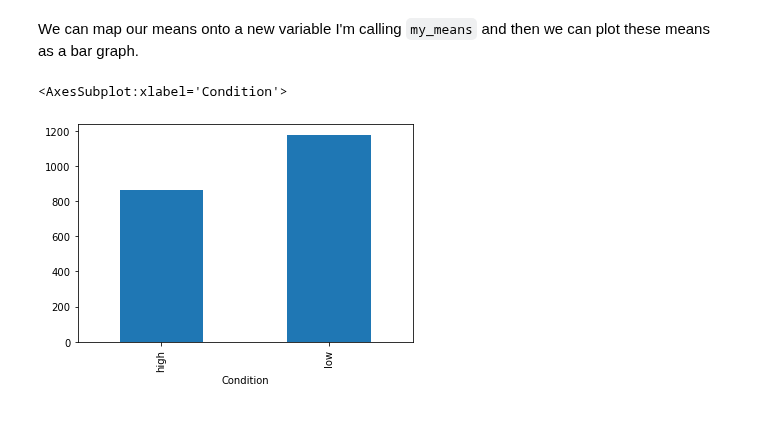
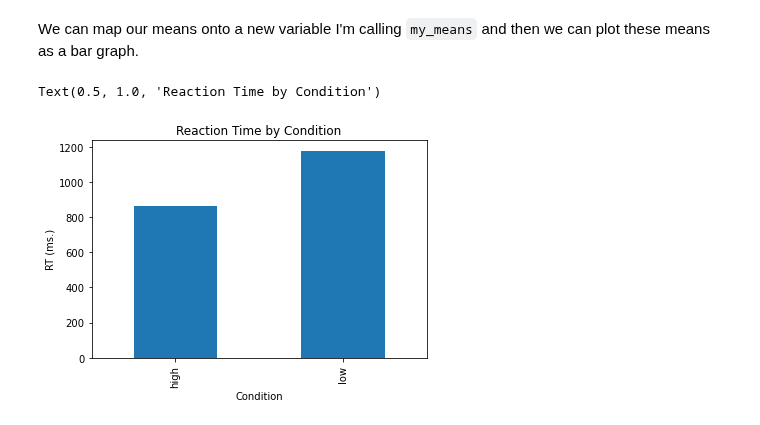
Before and after one commit to ajstewartlang/02_intro_to_python_programming, a Jupyter notebook: pandas.ipynb, the cells around one changed output. Cells and saved outputs as stored; diff of their text form; code cells hidden in the pictures.

Commit message:
update data

```diff
--- a/pandas.ipynb
+++ b/pandas.ipynb
@@ -63,7 +65,7 @@ plt.margins(.5, .5)
 # %% [markdown]
 Let's now work out some descriptive statistics using `pandas`  functions. We'll use the `groupby` function to group our RT data by condiiton, and we'll map this onto a new variable I'm calling `grouped`.
 # %%
-grouped = anova_data["RT"].groupby(anova_data["Condition"])
+grouped = anova_data.groupby(['Condition'])
 # %% [markdown]
 We can then generate some descriptives about this grouped data frame. We can use the `count` function to work out how many observations we have for each of our two conditions.
 # %%
@@ -92,8 +103,10 @@ Name: RT, dtype: float64
 # %% [markdown]
 We can map our means onto a new variable I'm calling `my_means` and then we can plot these means as a bar graph.
 # %%
-my_means = grouped.mean()
-my_means.plot(kind = 'bar')
+my_means = grouped.mean()['RT']
+my_means.plot(kind='bar')
+plt.ylabel('RT (ms.)')
+plt.title('Reaction Time by Condition')
 # %% [output]
-<AxesSubplot:xlabel='Condition'>
+Text(0.5, 1.0, 'Reaction Time by Condition')
-[figure, old version]
+[figure, new version]
```
Also changed, not shown: parts of 30 cells of this notebook, 2 other files.
